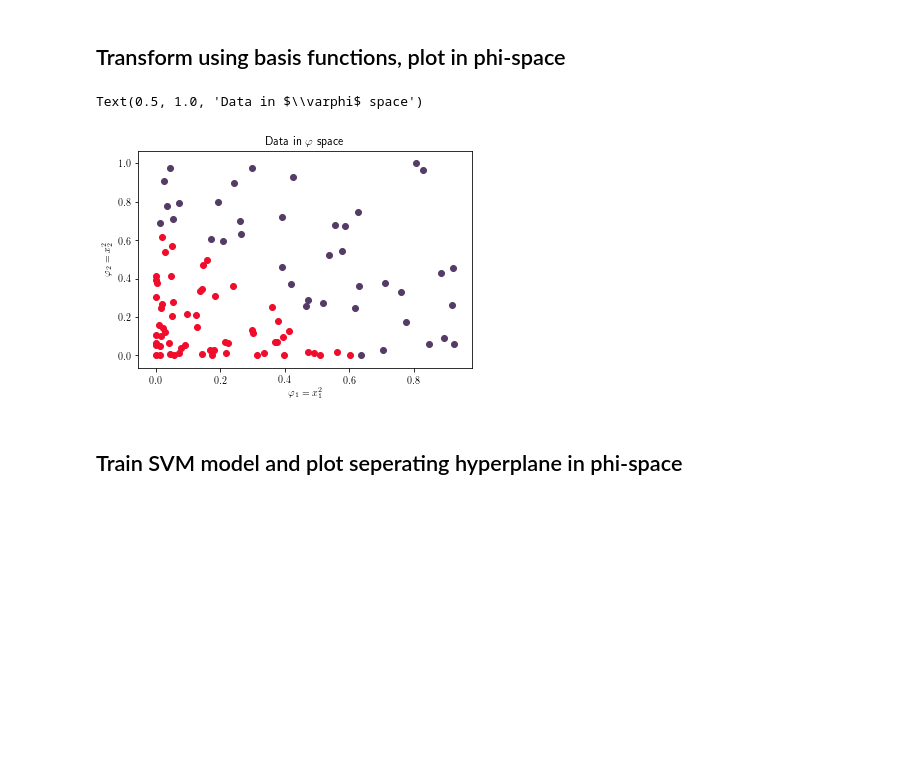
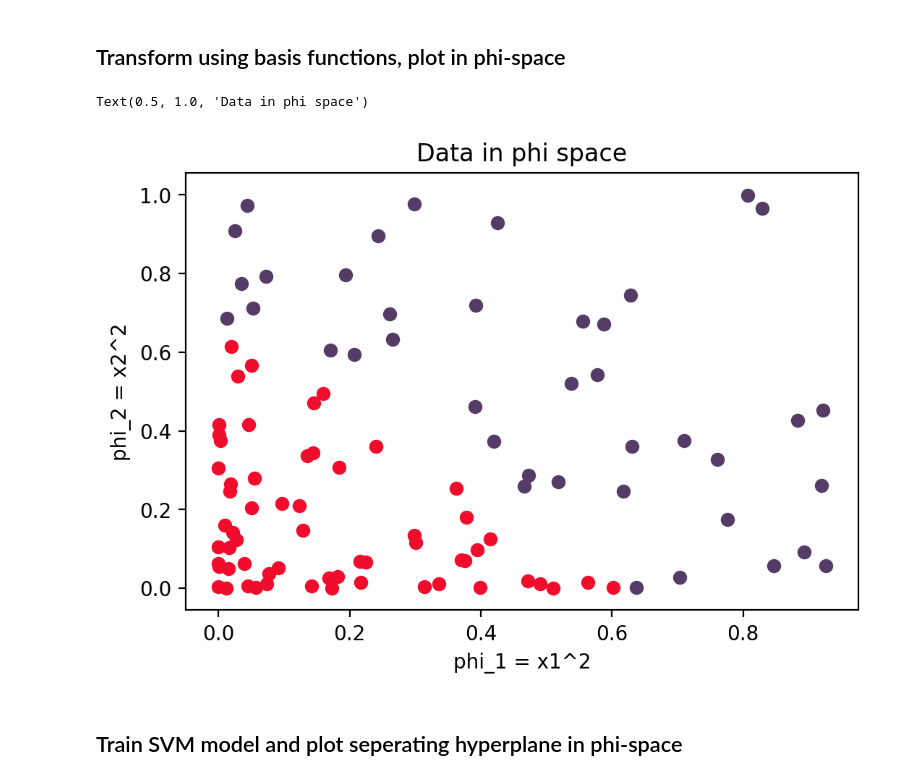
Before and after one commit to krisreyes/mdi504-F19-notebooks, a Jupyter notebook: Lecture 22 - Support Vector Machines.ipynb, the cells around one changed output. Drawn from its saved outputs; the diff is of its cells as text; code cells hidden in the pictures; blank space fills up the shorter version.

```diff
--- a/Lecture 22 - Support Vector Machines.ipynb
+++ b/Lecture 22 - Support Vector Machines.ipynb
@@ -12,8 +12,8 @@ from cycler import cycler
 COLORS = ['#553C67', '#F00D2C', '#4E8F00']
 default_cycler = cycler(color=COLORS)
 plt.rc('axes', prop_cycle=default_cycler)
-plt.rc('text', usetex=True)
-plt.rc('text.latex', preamble=r'\usepackage{bm}')
+#plt.rc('text', usetex=True)
+#plt.rc('text.latex', preamble=r'\usepackage{bm}')
 # -----------------------------
 # %% [markdown]
 ## Load and plot the data in x space.
@@ -44,20 +44,20 @@ Text(0.5, 1.0, 'Data in X space')
 # %%
 # We'll use phi_1 = x_1^2 and phi_2 = x_2^2
 phi_1 = x[:,0]**2
 phi_2 = x[:,1]**2
 
 # plot points classified as positive
 plt.scatter(phi_1[I_pos], phi_2[I_pos])
 
 # plot points classified as negative
 plt.scatter(phi_1[I_neg], phi_2[I_neg])
 
-plt.xlabel(r'$\varphi_1 = x_1^2$')
-plt.ylabel(r'$\varphi_2 = x_2^2$')
-plt.title(r'Data in $\varphi$ space')
+plt.xlabel('phi_1 = x1^2')
+plt.ylabel('phi_2 = x2^2')
+plt.title('Data in phi space')
 # %% [output]
-Text(0.5, 1.0, 'Data in $\\varphi$ space')
+Text(0.5, 1.0, 'Data in phi space')
-[figure, old version]
+[figure, new version]
 # %% [markdown]
 ## Train SVM model and plot seperating hyperplane in phi-space
 # %%
```
Also changed, not shown: parts of 6 cells of this notebook.
